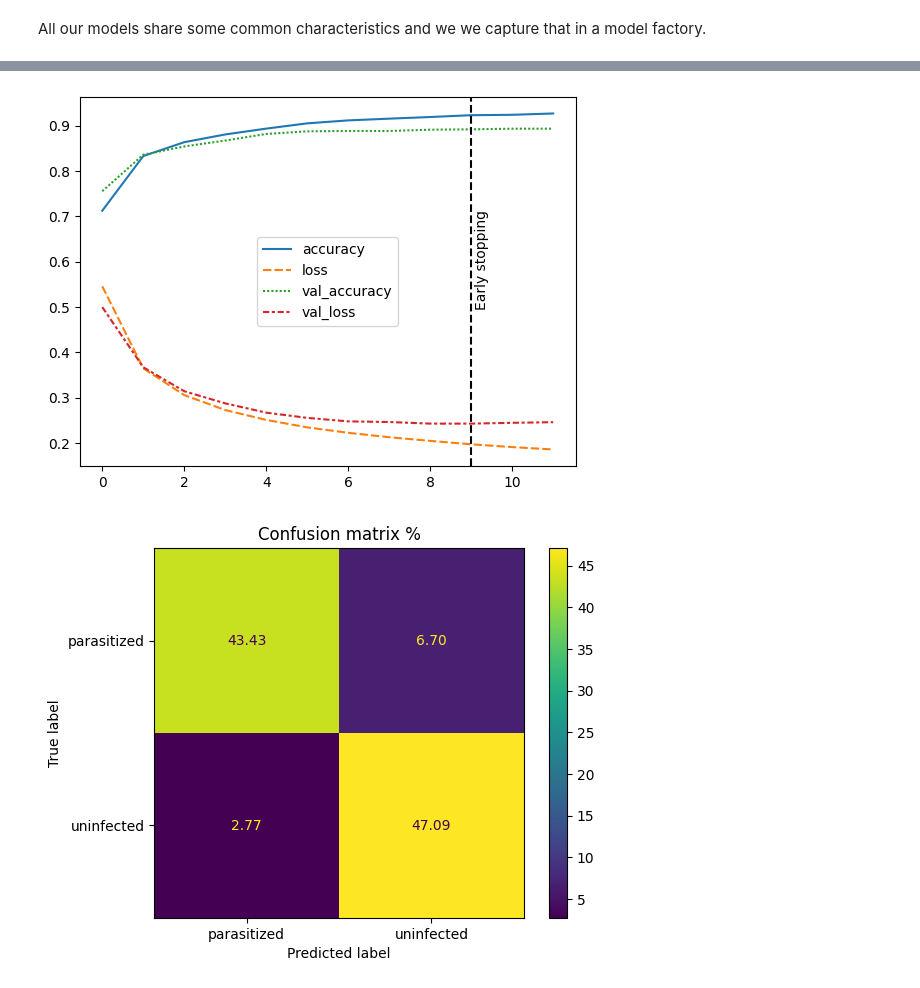
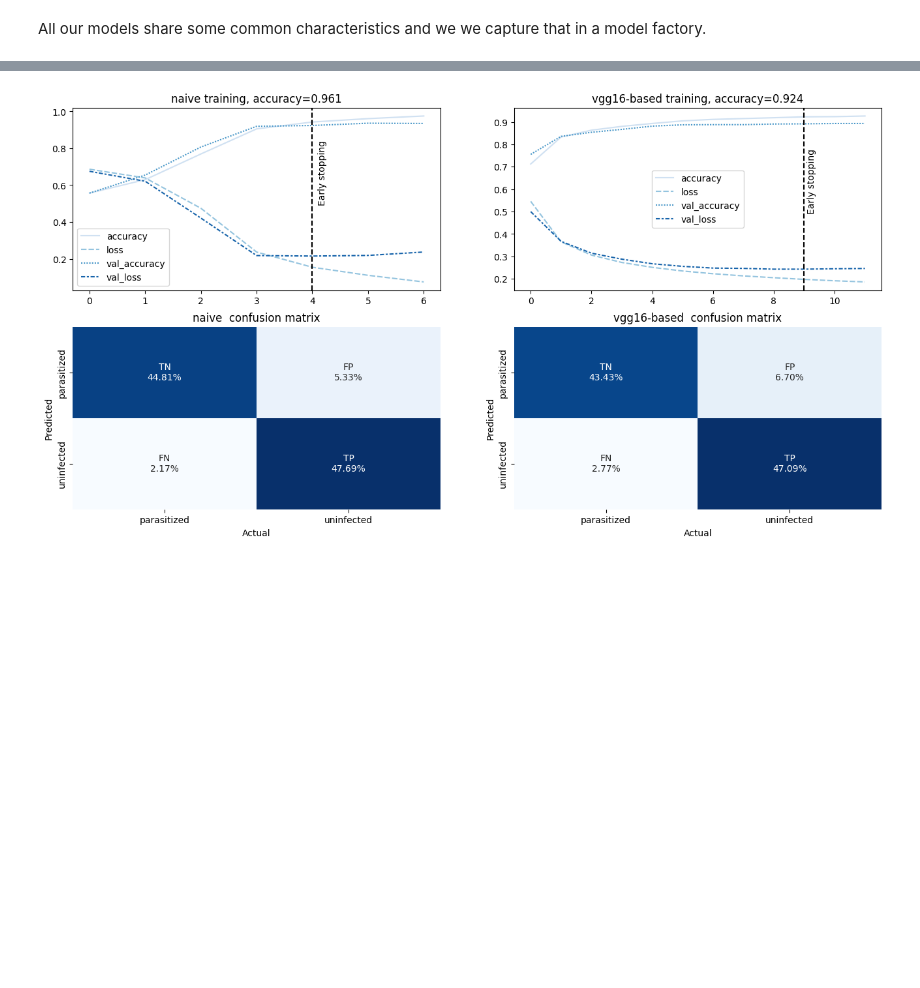
Before and after one commit to jlarsson/tfds-malaria, a Jupyter notebook: malaria.ipynb, the cells around one changed output, grey strips where cells are left out. Cells and saved outputs as stored; diff of their text form; code cells hidden in the pictures; blank space fills up the shorter version.

```diff
--- a/malaria.ipynb
+++ b/malaria.ipynb
@@ -341,12 +341,14 @@ class ModelEvaluator:
             train: Dataset = ds_train,
             test: Dataset = ds_test,
             validate: Dataset = ds_validate,
+            info = ds_info,
             epochs = 100,
             patience = 2):
         self.name = name
         self.train = train
         self.test = test
         self.validate = validate
+        self.info = info
         self.epochs = epochs
         self.patience = patience
 
@@ -392,41 +394,33 @@ class ModelEvaluator:
             save_object(cache_name, m)
         return m
 
-    def plot_history(self):
-        self.fit()
-        h = self.history
-        actual_epochs = len(h['accuracy'])
-        used_epoch = actual_epochs - self.patience
-        sns.lineplot(h)
-        plt.axvline(x = used_epoch-1, color='k', linestyle='--')
-        plt.text(used_epoch-1+0.1, 0.5, 'Early stopping', rotation=90)
-        plt.show()
-        return self
-
     def plt_hst(self, ax):
+        '''
+        Plot training metrics as lines
+        Show name, accuracy and early stopping epoch
+        '''
         self.fit()
         h = self.history
         actual_epochs = len(h['accuracy'])
         used_epoch = actual_epochs - self.patience
         accuracy=h['accuracy'][used_epoch]
-        sns.lineplot(h, ax=ax)
+        sns.lineplot(h, ax=ax, palette='Blues')
         ax.set_title(f"{self.name} training, accuracy={accuracy:.3f}")
         ax.axvline(x = used_epoch-1, color='k', linestyle='--')
         ax.text(used_epoch-1+0.1, 0.5, 'Early stopping', rotation=90)
         return self
 
     def plt_cm(self, ax):
+        '''
+        Plot confusion matrix
+        '''
         cm = self.get_confusion_matrix()
-        ConfusionMatrixDisplay(confusion_matrix=(cm * 100).astype(float), display_labels=ds_info.features['label'].names).plot(values_format='.2f', ax=ax) #.yaxis.set_major_formatter(mtick.PercentFormatter(xmax=1.0))
+
+        annot = np.asarray([f"{v1}\n{v2}" for v1, v2 in zip(['TN','FP','FN','TP'], [f"{value:.2%}" for value in cm.flatten()/np.sum(cm)])]).reshape(2,2)
+        labels = self.info.features['label'].names
+        sns.heatmap(cm, yticklabels=labels, xticklabels=labels, annot=annot, fmt='', ax=ax, cmap='Blues', cbar=False).set(ylabel='Predicted', xlabel='Actual')
         ax.set_title(f'{self.name}  confusion matrix')
         return self
-
-    def plot_confusion_matrix(self):
-        cm = self.get_confusion_matrix()
-        ConfusionMatrixDisplay(confusion_matrix=(cm * 100).astype(float), display_labels=ds_info.features['label'].names).plot(values_format='.2f').plot(ax=ax) #.yaxis.set_major_formatter(mtick.PercentFormatter(xmax=1.0))
-        plt.title('Confusion matrix %')
-        plt.show()
-        return self
 # %%
 models = [
     ModelEvaluator(
@@ -513,16 +448,7 @@ AttributeError: 'numpy.ndarray' object has no attribute 'figure'
-# %%
-( # 48 minuter
-    ModelEvaluator(
-        name='vgg16-based',
-        hidden_layers=[
-            Conv2D(3, (3, 3), padding='same'),
-            set_trainable(VGG16(weights='imagenet', include_top=False, input_shape=(121, 121, 3)), False),
-            GlobalAveragePooling2D(),
-            Dense(128, activation='relu')
-        ]
-    )
-    .plot_history() # 48 min
-    .plot_confusion_matrix());
-# %% [output]
-[figure, removed]
-[figure, removed]
+# %%
+fig, ax = plt.subplots(nrows=2, ncols=len(models), figsize=(16,8))
+for index,model in enumerate(models):
+    model.plt_hst(ax[0, index])
+    model.plt_cm(ax[1, index])
+# %% [output]
+[figure, added]
```
Also changed, not shown: parts of 6 cells of this notebook.
